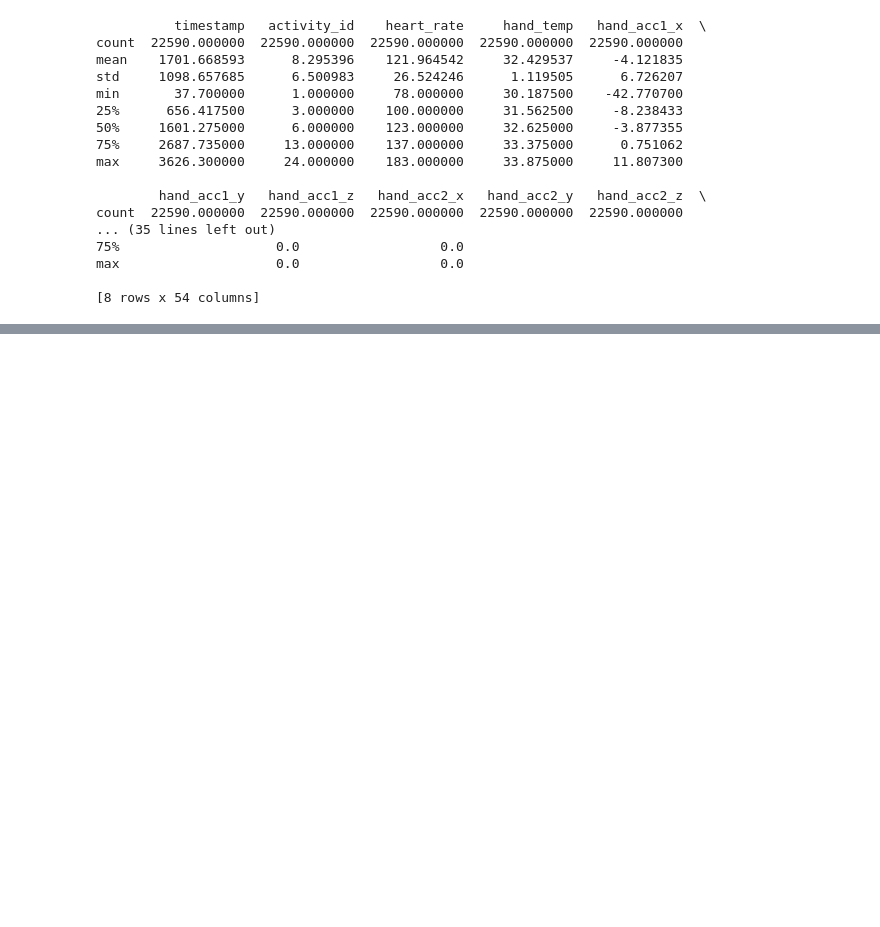
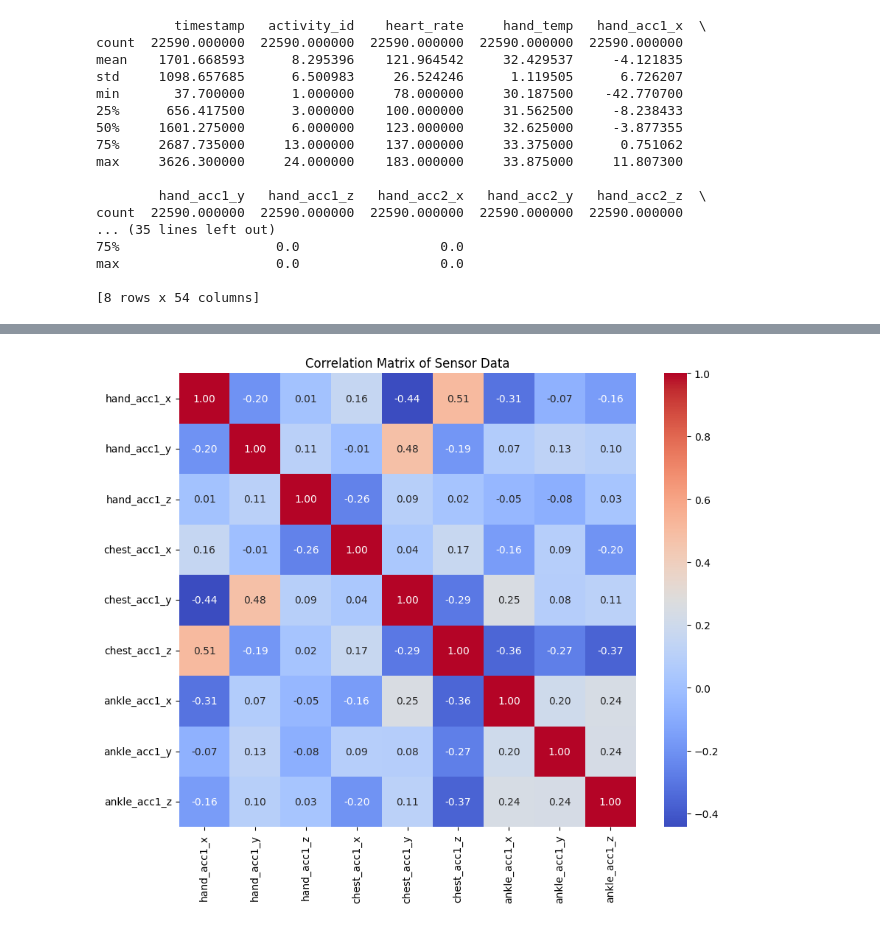
Before and after one commit to Balajinanda/Datascience-Project, a Jupyter notebook: Data_Science_Project.ipynb, the cells around one changed output, grey strips where cells are left out. Saved outputs shown, nothing was run; the diff lists cells and outputs as text; code cells hidden in the pictures; blank space fills up the shorter version.

```diff
--- a/Data_Science_Project.ipynb
+++ b/Data_Science_Project.ipynb
@@ -148,0 +182,19 @@ max                    0.0                  0.0
+# %%
+# Select relevant columns for correlation
+sensor_data = filtered_data[[
+    "hand_acc1_x", "hand_acc1_y", "hand_acc1_z",
+    "chest_acc1_x", "chest_acc1_y", "chest_acc1_z",
+    "ankle_acc1_x", "ankle_acc1_y", "ankle_acc1_z"
+]]
+
+# Correlation matrix
+correlation_matrix = sensor_data.corr()
+
+# Heatmap
+import seaborn as sns
+plt.figure(figsize=(10, 8))
+sns.heatmap(correlation_matrix, annot=True, fmt=".2f", cmap="coolwarm")
+plt.title("Correlation Matrix of Sensor Data")
+plt.show()
+# %% [output]
+[figure, added]
```
Also changed, not shown: parts of 2 cells of this notebook.
